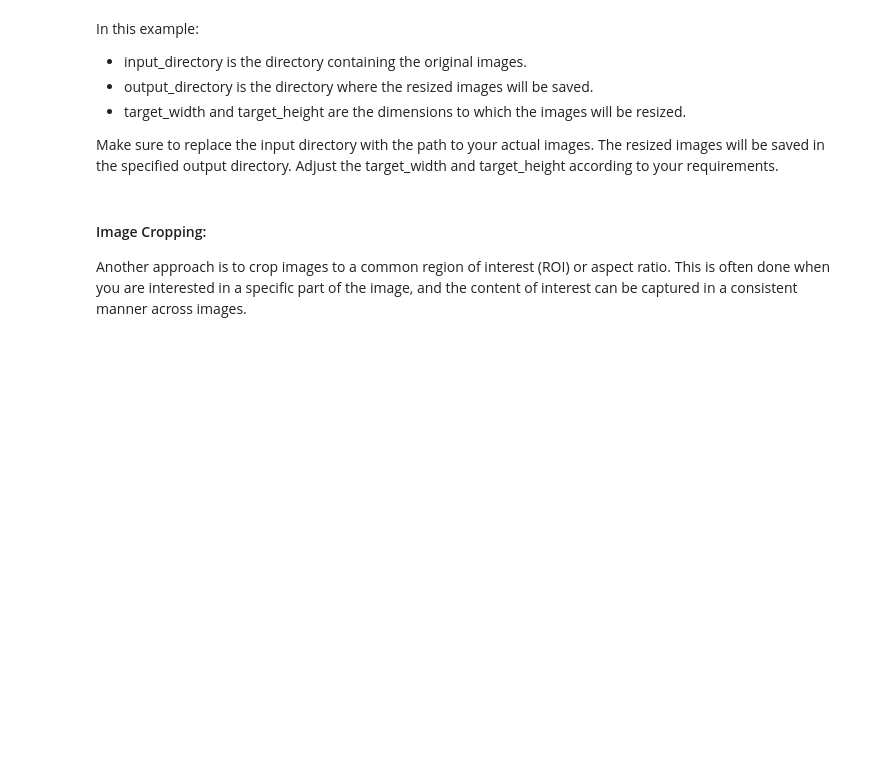
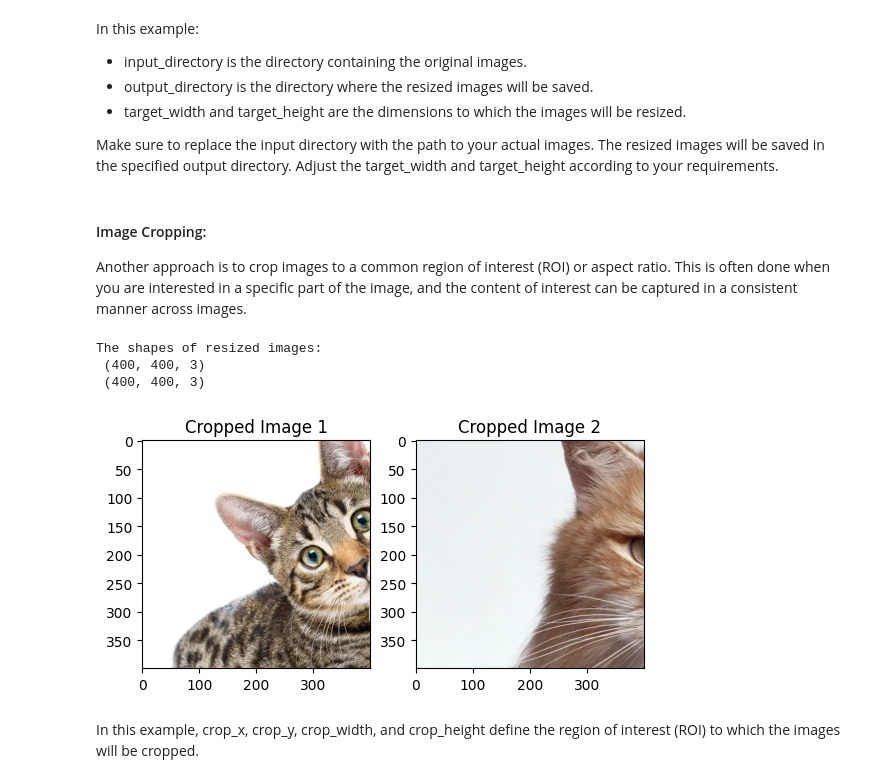
Before and after one commit to e-tsoni/adding_two_images, a Jupyter notebook: adding_two_images.ipynb, the cells around one changed output. Cells and saved outputs as stored; diff of their text form; code cells hidden in the pictures; blank space fills up the shorter version.

Commit message:
image cropping finished

```diff
--- a/adding_two_images.ipynb
+++ b/adding_two_images.ipynb
@@ -141,0 +159,24 @@ crop_height = 150
+# %%
+# Display the images and the result using Matplotlib
+img_crop1 = cv2.imread("imgs/dif_size/output/cropping/image1.jpg")
+img_crop2 = cv2.imread("imgs/dif_size/output/cropping/image2.jpg")
+print("The shapes of resized images:\n",img_crop1.shape, "\n",img_crop2.shape)
+
+plt.figure(figsize=(10, 5))
+
+plt.subplot(1, 3, 1)
+plt.imshow(cv2.cvtColor(img_crop1, cv2.COLOR_BGR2RGB))
+plt.title('Cropped Image 1')
+
+plt.subplot(1, 3, 2)
+plt.imshow(cv2.cvtColor(img_crop2, cv2.COLOR_BGR2RGB))
+plt.title('Cropped Image 2')
+
+plt.show()
+# %% [output]
+The shapes of resized images:
+ (400, 400, 3)
+ (400, 400, 3)
+[figure, added]
+# %% [markdown]
+In this example, crop_x, crop_y, crop_width, and crop_height define the region of interest (ROI) to which the images will be cropped.
```
Also changed, not shown: parts of 3 cells of this notebook, 10 other files.
